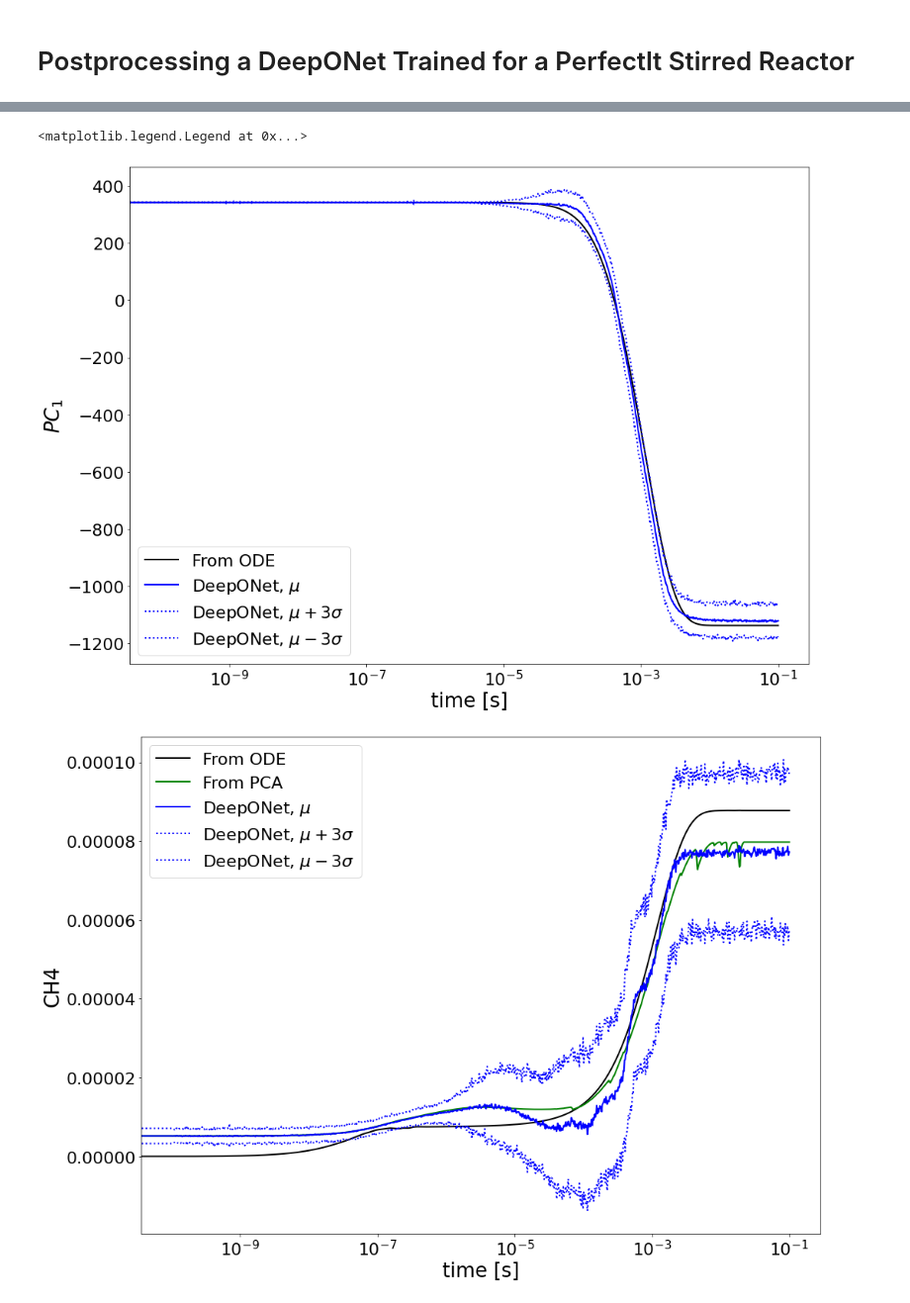
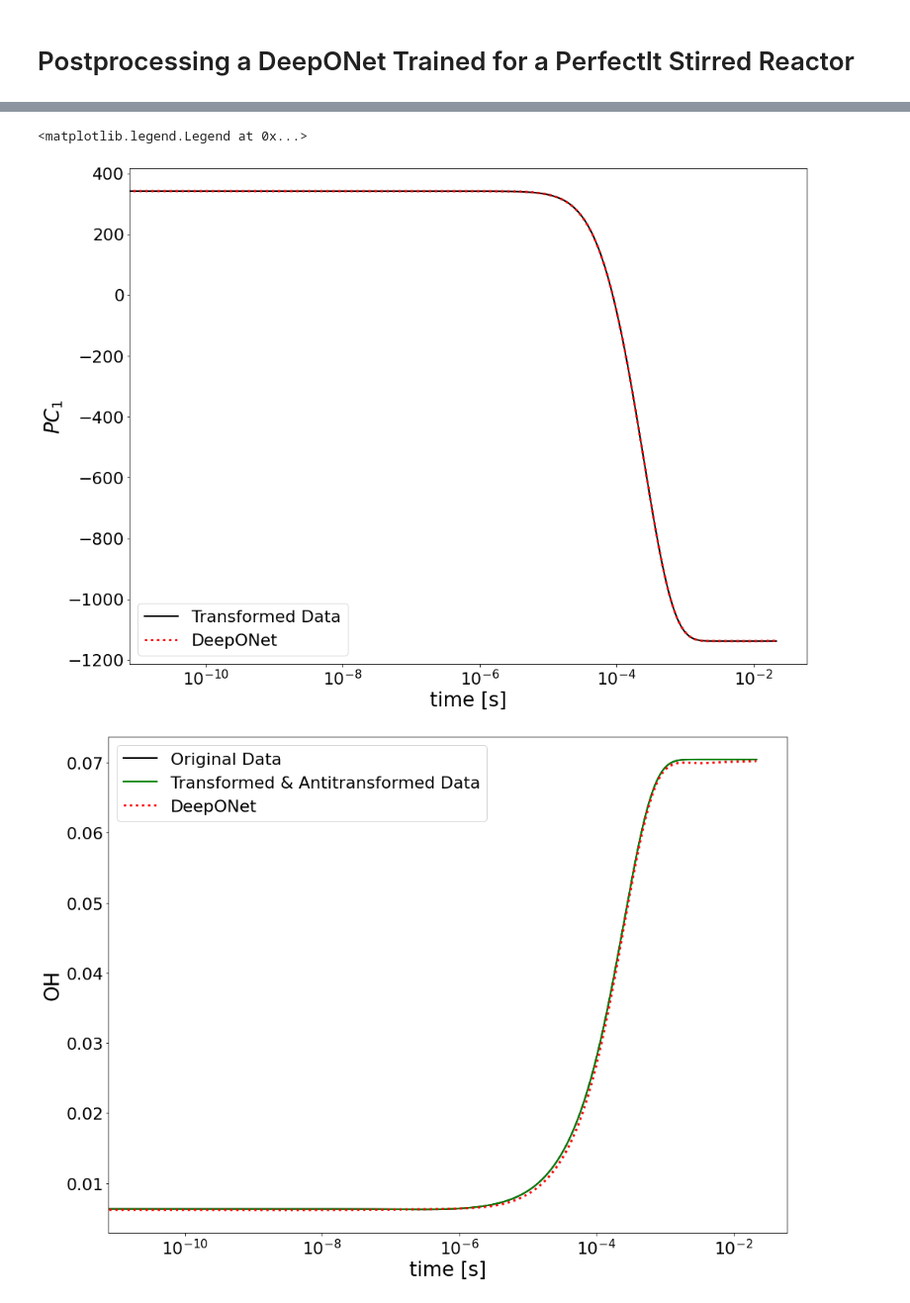
Before and after one commit to simoneventuri/ROMNet_, a Jupyter notebook: scripts/postprocessing/PSReactor/DeepONet/Predict_DeepONet.ipynb, the cells around one changed output, grey strips where cells are left out. Shown: that part at 99% size. Cells and saved outputs as stored; diff of their text form; code cells hidden in the pictures.

```diff
--- a/scripts/postprocessing/PSReactor/DeepONet/Predict_DeepONet.ipynb
+++ b/scripts/postprocessing/PSReactor/DeepONet/Predict_DeepONet.ipynb
@@ -22,14 +22,14 @@ ROMNetFldr    = WORKSPACE_PATH + '/ROMNet/romnet/'
 OutputDir     = WORKSPACE_PATH+'/ROMNet/Data/PSR_10Cases/'
 TestDir       = WORKSPACE_PATH+'/ROMNet/Data/PSR_10Cases_Test/'
 
-#PathToRunFld  = WORKSPACE_PATH + '/ROMNet/PSR_10Cases/DeepONet/Deterministic/Run_4/'
+PathToRunFld  = WORKSPACE_PATH + '/ROMNet/PSR_10Cases/DeepONet/Deterministic/Run_4/'
 #PathToRunFld  = WORKSPACE_PATH + '/ROMNet/PSR_10Cases/DeepONet/MCDropOut/Run_2/'
-PathToRunFld  = WORKSPACE_PATH + '/ROMNet/PSR_10Cases/DeepONet/BayesByBackprop/Run_1/'
+#PathToRunFld  = WORKSPACE_PATH + '/ROMNet/PSR_10Cases/DeepONet/BayesByBackprop/Run_1/'
 
-CasesVec      = [9]
+CasesVec      = [3]
 DirDir        = OutputDir #OutputDir #TestDir
 
-NSamples      = 100
+NSamples      = 1
 
 NVarsRed      = 3
 TestInputVars = ['PC_1','PC_2','PC_3']
@@ -156,7 +152,7 @@ D        = pd.read_csv(FileName, delimiter=',', header=None).to_numpy()
 # %%
 ### Evaluating on Test Data
 
-VarOI    = 'CH4'
+VarOI    = 'OH'
 
 
 FileName = DirDir + '/orig_data/y.csv.1'
@@ -209,9 +205,9 @@ for iTest in CasesVec:
 
     yMattOrig    = (yMatOrig_pca.dot(A)) *D[:,0] + C[:,0]
 
-    ax[0].plot(tVec, yMatOrig_pca[:,iPC], '-k',  label='From ODE', lw=2)
-    ax[1].plot(tVec, yMatOrig[:,iVar-1],  '-k',  label='From ODE', lw=2)
-    ax[1].plot(tVec, yMattOrig[:,iVar-1], '-g',  label='From PCA', lw=2)
+    ax[0].plot(tVec, yMatOrig_pca[:,iPC], '-k',  label='Transformed Data', lw=2)
+    ax[1].plot(tVec, yMatOrig[:,iVar-1],  '-k',  label='Original Data', lw=2)
+    ax[1].plot(tVec, yMattOrig[:,iVar-1], '-g',  label='Transformed & Antitransformed Data', lw=2)
 
 
     if (InputData.ProbApproach == 'Deterministic') or (NSamples == 1):
@@ -219,8 +215,8 @@ for iTest in CasesVec:
         yMat_pca = NN.predict(InputDataTest[['log10(Rest)','log10(t)']])
         yMat     = (yMat_pca.dot(A))*D[:,0] + C[:,0]
 
-        ax[0].plot(tVec, yMat_pca[:,iPC], ':r', label='DeepONet', lw=2)
-        ax[1].plot(tVec,  yMat[:,iVar-1], ':r', label='DeepONet', lw=2)
+        ax[0].plot(tVec, yMat_pca[:,iPC], ':r', label='DeepONet', lw=3)
+        ax[1].plot(tVec,  yMat[:,iVar-1], ':r', label='DeepONet', lw=3)
 
     else:
 
@@ -285,3 +281,3 @@ RestVal =  [-4.] ; y0_pca =  [ 3.42441839e+02 -1.78877349e-02  2.89325323e-03]
 <matplotlib.legend.Legend at 0x...>
-[figure, old version]
+[figure, new version]
-[figure, old version]
+[figure, new version]
```
Also changed, not shown: parts of 4 cells of this notebook, 15 other files.
